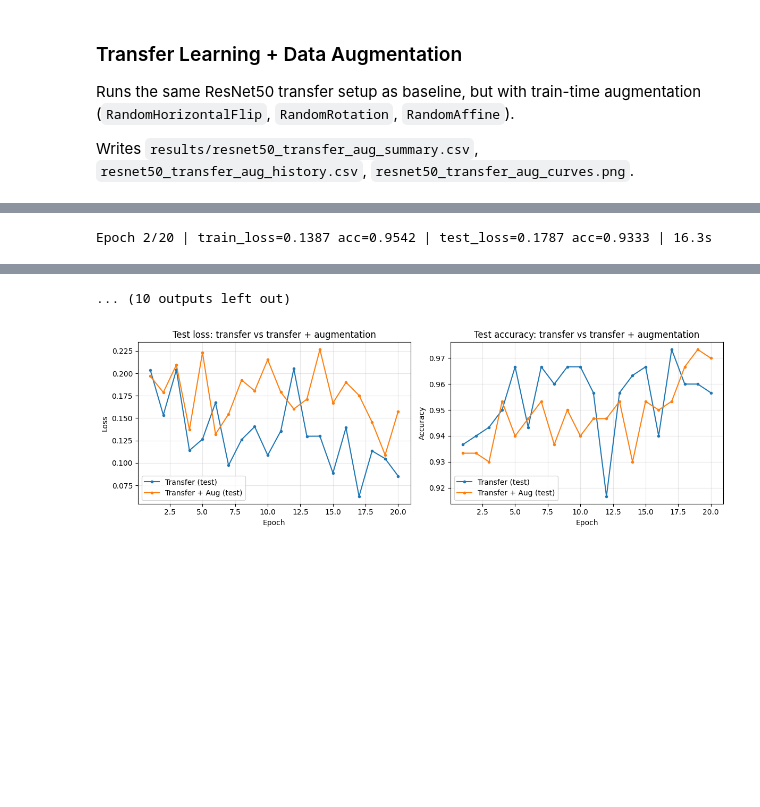
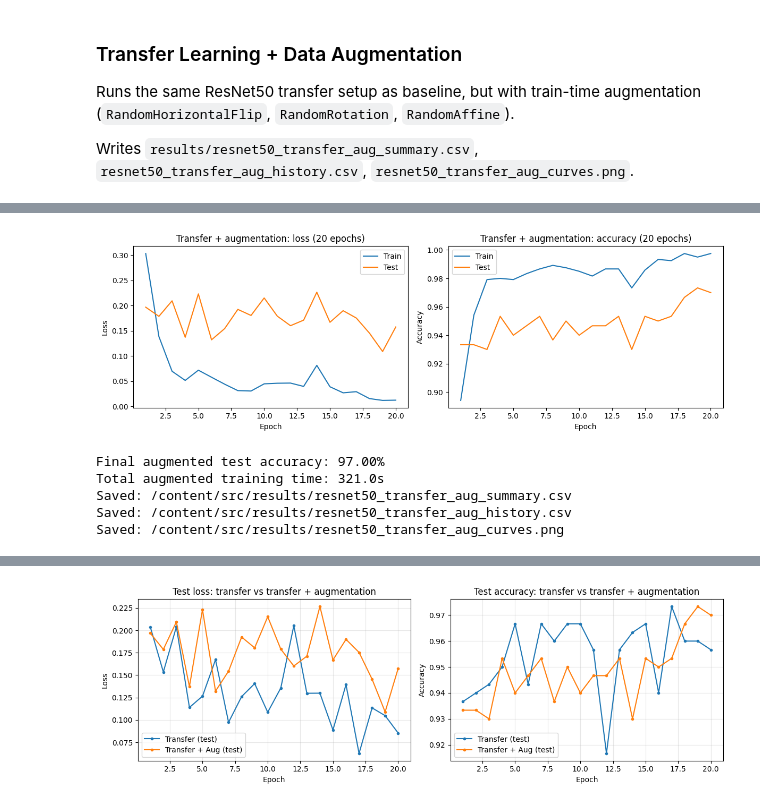
Before and after one commit to Nuray-Visne/image_classification, a Jupyter notebook: src/train_resnet50_transfer_learning_data_augmentation.ipynb, the cells around one changed output, grey strips where cells are left out. Cells and saved outputs as stored; diff of their text form; code cells hidden in the pictures; blank space fills up the shorter version.

Commit message:
updated readme.md and adjusted transfer learning with statistics

```diff
--- a/src/train_resnet50_transfer_learning_data_augmentation.ipynb
+++ b/src/train_resnet50_transfer_learning_data_augmentation.ipynb
@@ -618,6 +768,21 @@ pd.DataFrame(
     ]
 ).to_csv(summary_path_aug, index=False)
 
+avg_inf_s_aug, avg_inf_ms_aug = measure_inference_time(model_aug, test_loader_aug, device)
+summary_aug_df = pd.read_csv(summary_path_aug)
+summary_aug_df["average_inference_time_seconds"] = avg_inf_s_aug
+summary_aug_df["average_inference_time_ms"] = avg_inf_ms_aug
+summary_aug_df["inference_num_images"] = len(test_dataset_aug)
+summary_aug_df["inference_batch_size"] = BATCH_SIZE
+summary_aug_df["inference_device"] = str(device)
+summary_aug_df.to_csv(summary_path_aug, index=False)
+
+transfer_aug_metadata = get_runtime_metadata(runtime_env=env)
+update_summary_with_metadata(summary_path_aug, transfer_aug_metadata)
+append_run_metadata(results_root, "transfer_aug", summary_path_aug, transfer_aug_metadata)
+
+print(f"Inference (transfer+aug): {avg_inf_ms_aug:.3f} ms/image")
+
 pd.DataFrame(
     {
         "epoch": list(range(1, NUM_EPOCHS + 1)),
@@ -647,10 +812,34 @@ plt.tight_layout()
 plt.savefig(figure_path_aug, dpi=200, bbox_inches="tight")
 plt.show()
 
+y_true_aug, y_pred_aug = collect_predictions(model_aug, test_loader_aug, device)
+cm_aug = confusion_matrix(y_true_aug, y_pred_aug)
+conf_matrix_path_aug = results_root / "resnet50_transfer_aug_confusion_matrix.png"
+
+fig_cm, ax_cm = plt.subplots(figsize=(7, 6))
+im = ax_cm.imshow(cm_aug, cmap="Blues")
+ax_cm.set_xticks(range(len(test_dataset_aug.classes)))
+ax_cm.set_yticks(range(len(test_dataset_aug.classes)))
+ax_cm.set_xticklabels(test_dataset_aug.classes, rotation=0)
+ax_cm.set_yticklabels(test_dataset_aug.classes)
+ax_cm.set_xlabel("Predicted label")
+ax_cm.set_ylabel("True label")
+ax_cm.set_title("Transfer + Augmentation Confusion Matrix")
+
+for i in range(cm_aug.shape[0]):
+    for j in range(cm_aug.shape[1]):
+        ax_cm.text(j, i, str(cm_aug[i, j]), ha="center", va="center", color="black")
+
+fig_cm.colorbar(im, ax=ax_cm)
+plt.tight_layout()
+plt.savefig(conf_matrix_path_aug, dpi=200, bbox_inches="tight")
+plt.show()
+
 print(f"Final augmented test accuracy: {final_test_acc_aug * 100:.2f}%")
 print(f"Total augmented training time: {total_training_time_aug:.1f}s")
 print("Saved:", summary_path_aug)
 print("Saved:", history_path_aug)
 print("Saved:", figure_path_aug)
+print("Saved:", conf_matrix_path_aug)
 # %% [output]
 Epoch 1/20 | train_loss=0.3033 acc=0.8942 | test_loss=0.1969 acc=0.9333 | 16.9s
@@ -657 +865,6 @@ Epoch 1/20 | train_loss=0.3033 acc=0.8942 | test_loss=0.1969 acc=0.9333 | 16.9s
+[figure, added]
-Epoch 2/20 | train_loss=0.1387 acc=0.9542 | test_loss=0.1787 acc=0.9333 | 16.3s
+Final augmented test accuracy: 97.00%
+Total augmented training time: 321.0s
+Saved: /content/src/results/resnet50_transfer_aug_summary.csv
+Saved: /content/src/results/resnet50_transfer_aug_history.csv
+Saved: /content/src/results/resnet50_transfer_aug_curves.png
@@ -668,4 +871,3 @@ Epoch 12/20 | train_loss=0.0463 acc=0.9867 | test_loss=0.1602 acc=0.9467 | 15.7s
-... (10 outputs left out)
 # %%
 transfer_csv = results_root / "resnet50_transfer_history.csv"
 transfer_aug_csv = results_root / "resnet50_transfer_aug_history.csv"
```
Also changed, not shown: parts of 5 cells of this notebook, 1 other file.
